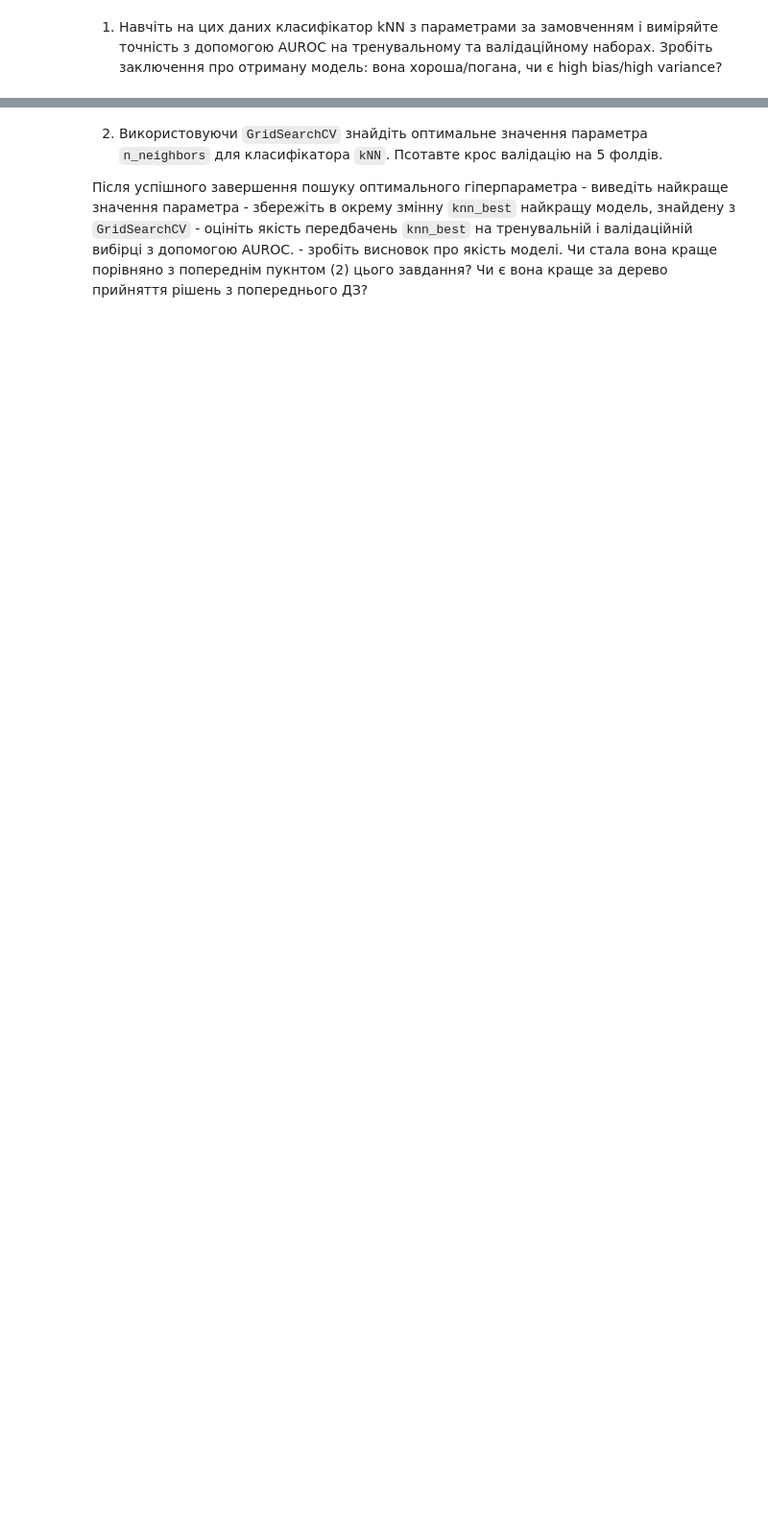
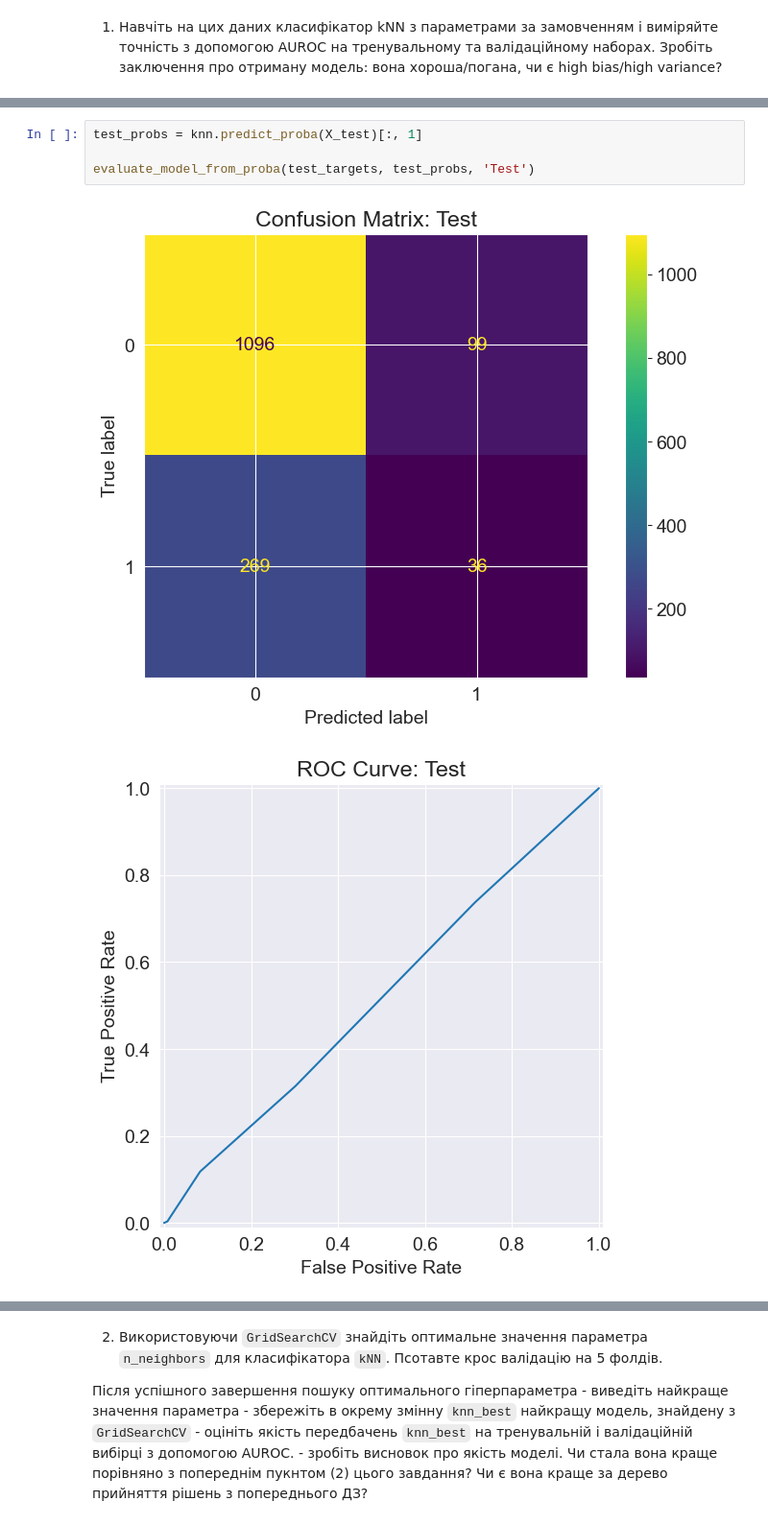
Before and after one commit to o-semenkova/ml_home_tasks, a Jupyter notebook: HW_2_4_kNN_Кросвалідація_і_тюнинг_гіперпараметрів.ipynb, the cells around one changed output, grey strips where cells are left out. Shown: that part at 96% size. Drawn from its saved outputs; the diff is of its cells as text; blank space fills up the shorter version.

```diff
--- a/HW_2_4_kNN_Кросвалідація_і_тюнинг_гіперпараметрів.ipynb
+++ b/HW_2_4_kNN_Кросвалідація_і_тюнинг_гіперпараметрів.ipynb
@@ -12,0 +79,7 @@
+# %%
+test_probs = knn.predict_proba(X_test)[:, 1]
+
+evaluate_model_from_proba(test_targets, test_probs, 'Test')
+# %% [output]
+[figure, added]
+[figure, added]
```
Also changed, not shown: parts of 16 cells of this notebook, 2 other files.
